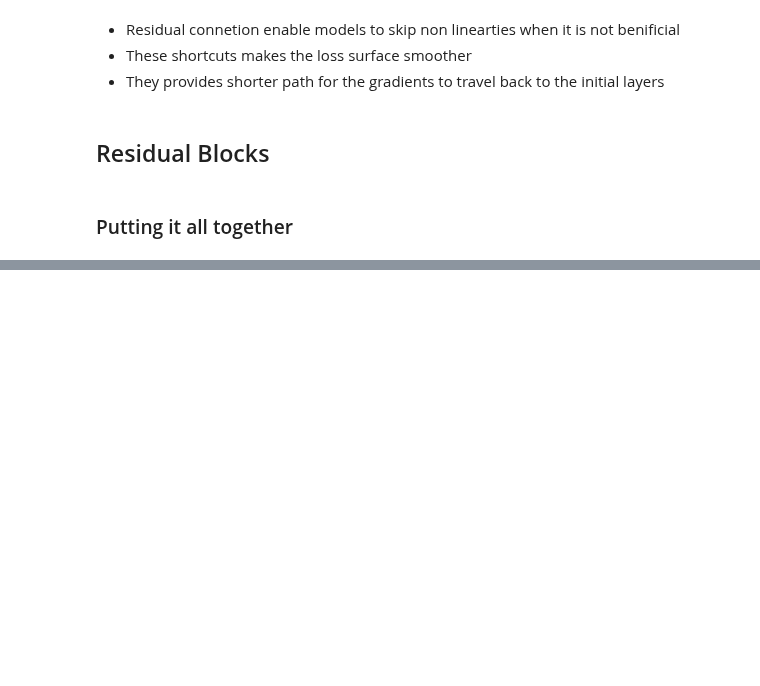
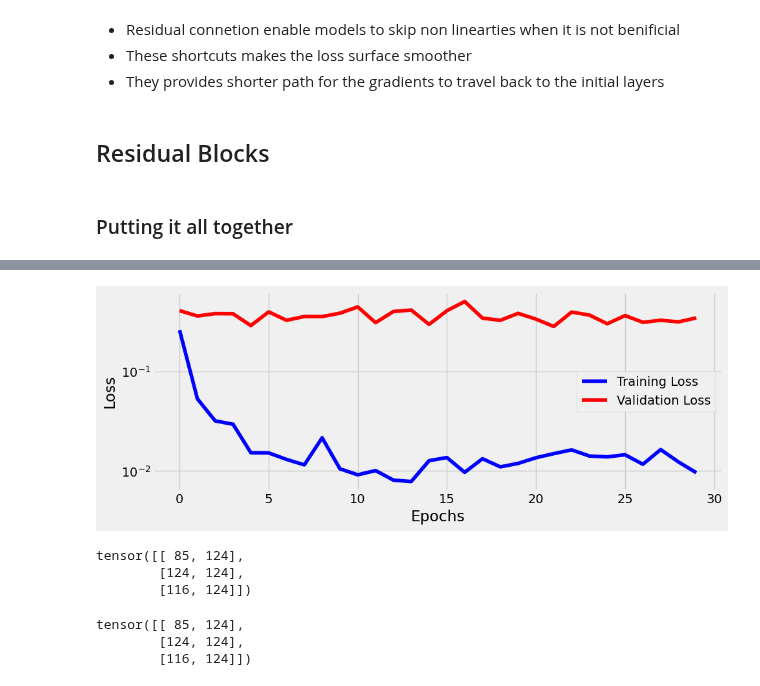
Before and after one commit to Anushkach/Deep-Learning, a Jupyter notebook: Deep Learning with Pytorch/transfer learning.ipynb, the cells around one changed output, grey strips where cells are left out. Drawn from its saved outputs; the diff is of its cells as text; code cells hidden in the pictures; blank space fills up the shorter version.

```diff
--- a/Deep Learning with Pytorch/transfer learning.ipynb
+++ b/Deep Learning with Pytorch/transfer learning.ipynb
@@ -738,0 +838,16 @@ train_loader=DataLoader(train_data,batch_size=16,shuffle=True)
+# %%
+# Data preparation
+train_preproc=preprocessed_dataset(model,train_loader)
+val_preproc=preprocessed_dataset(model,val_loader)
+train_preproc_loader=DataLoader(train_preproc,batch_size=16,shuffle=True)
+val_preproc_loader=DataLoader(val_preproc,batch_size=16)
+# %%
+# Model config-Top model
+torch.manual_seed(42)
+top_model=nn.Sequential(nn.Linear(512,128),
+                        nn.ReLU(),
+                        nn.Dropout(0.3),
+                        nn.BatchNorm1d(128),
+                        nn.Linear(128,3))
+multi_loss_fn=nn.CrossEntropyLoss(reduction='mean')
+optimizer_top=optim.Adam(top_model.parameters(),lr=3e-4)
@@ -738,0 +877,15 @@ train_loader=DataLoader(train_data,batch_size=16,shuffle=True)
+# %%
+# Model training-Top model
+sbs_top=StepByStep(top_model,multi_loss_fn,optimizer_top)
+sbs_top.set_loaders(train_preproc_loader,val_preproc_loader)
+sbs_top.train(30)
+# %%
+sbs_top.plot_losses()
+# %% [output]
+[figure, added]
+# %%
+StepByStep.loader_apply(val_preproc_loader,sbs_top.correct)
+# %% [output]
+tensor([[ 85, 124],
+        [124, 124],
+        [116, 124]])
@@ -738,0 +896,6 @@ train_loader=DataLoader(train_data,batch_size=16,shuffle=True)
+# %%
+StepByStep.loader_apply(val_loader,sbs_temp.correct)
+# %% [output]
+tensor([[ 85, 124],
+        [124, 124],
+        [116, 124]])
```
Also changed, not shown: parts of 15 cells of this notebook.
